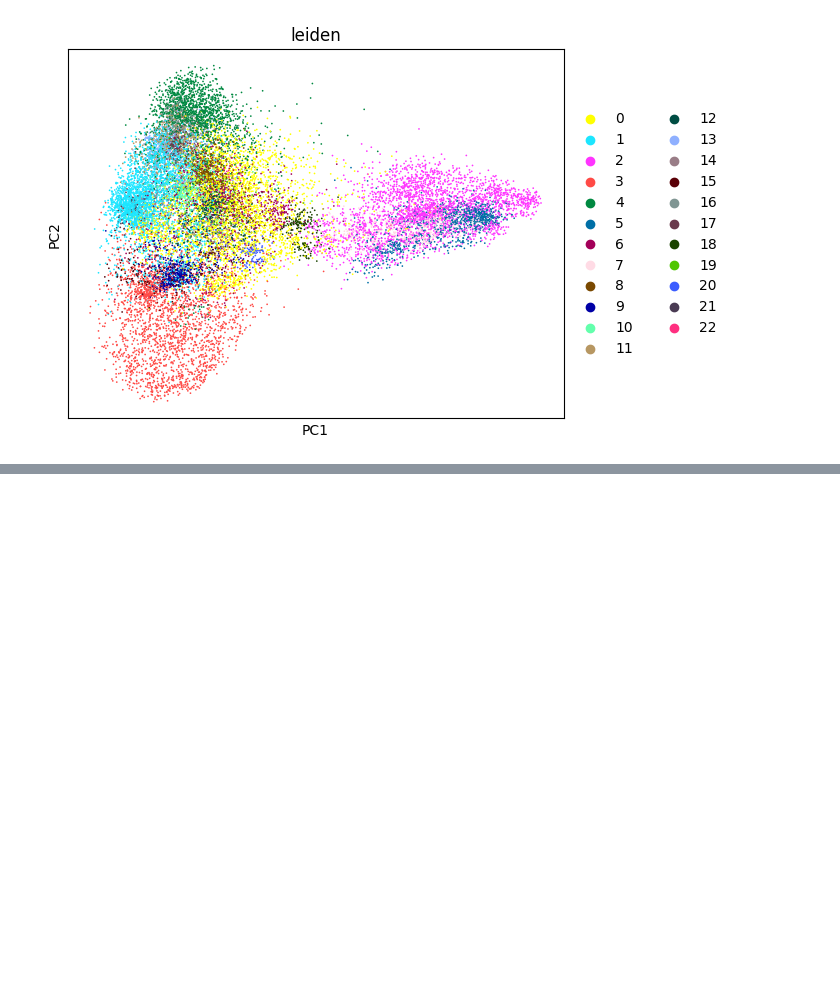
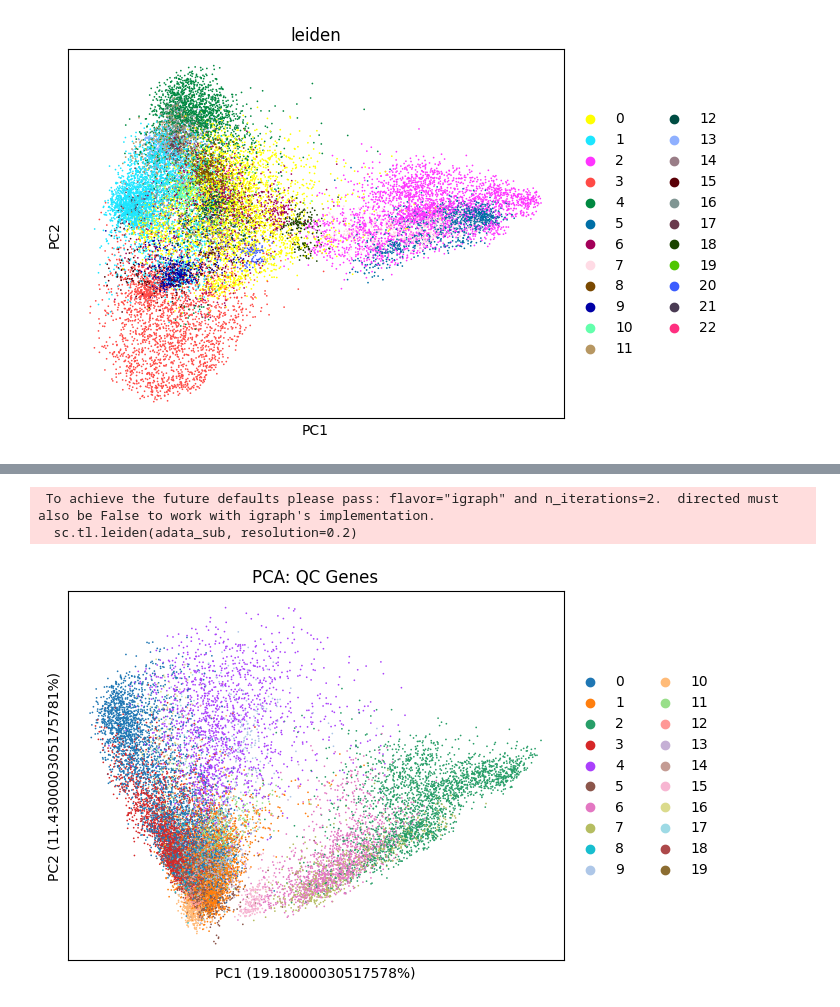
Before and after one commit to magordin/DL_project, a Jupyter notebook: notebooks/representations.ipynb, the cells around one changed output, grey strips where cells are left out. Cells and saved outputs as stored; diff of their text form; code cells hidden in the pictures; blank space fills up the shorter version.

```diff
--- a/notebooks/representations.ipynb
+++ b/notebooks/representations.ipynb
@@ -103,0 +136,3 @@ sc.pl.pca(adata_bulk_hvg, color='leiden', components='1,2')
+# %%
+adata_sub = adata[:, genes_list].copy()
+print(adata_sub)
@@ -103,0 +144,15 @@ sc.pl.pca(adata_bulk_hvg, color='leiden', components='1,2')
+# %%
+adata_sub = normalize(adata_sub)
+
+sc.tl.pca(adata_sub, n_comps=128)
+
+sc.pp.neighbors(adata_sub, n_pcs=128, use_rep='X_pca')
+sc.tl.leiden(adata_sub, resolution=0.2)
+
+sc.pl.pca(
+    adata_sub,
+    color='leiden',
+    title="PCA: QC Genes",
+    annotate_var_explained=True
+)
+# %% [output]
@@ -103,0 +160,3 @@ sc.pl.pca(adata_bulk_hvg, color='leiden', components='1,2')
+ To achieve the future defaults please pass: flavor="igraph" and n_iterations=2.  directed must also be False to work with igraph's implementation.
+  sc.tl.leiden(adata_sub, resolution=0.2)
+[figure, added]
```
Also changed, not shown: parts of 6 cells of this notebook, 9 other files.
